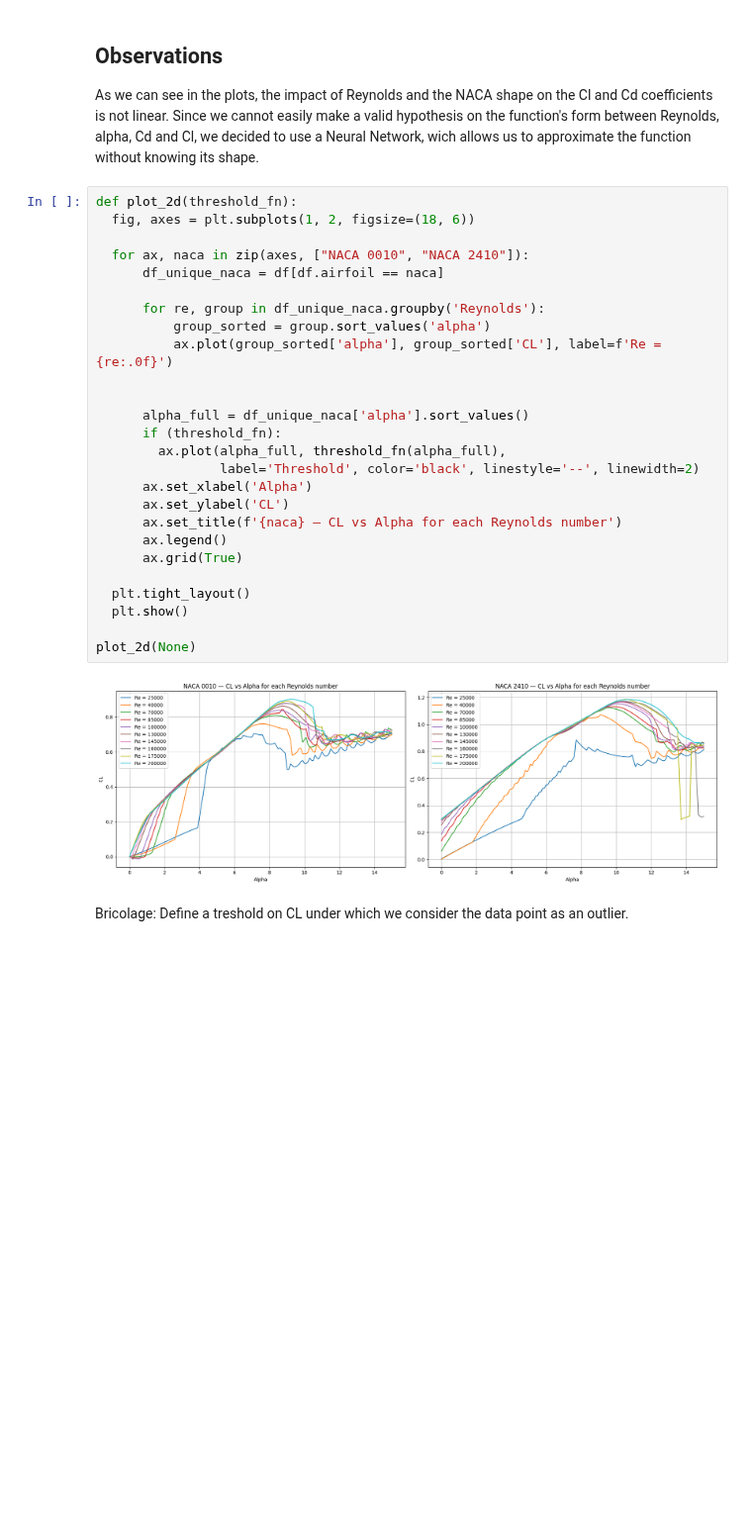
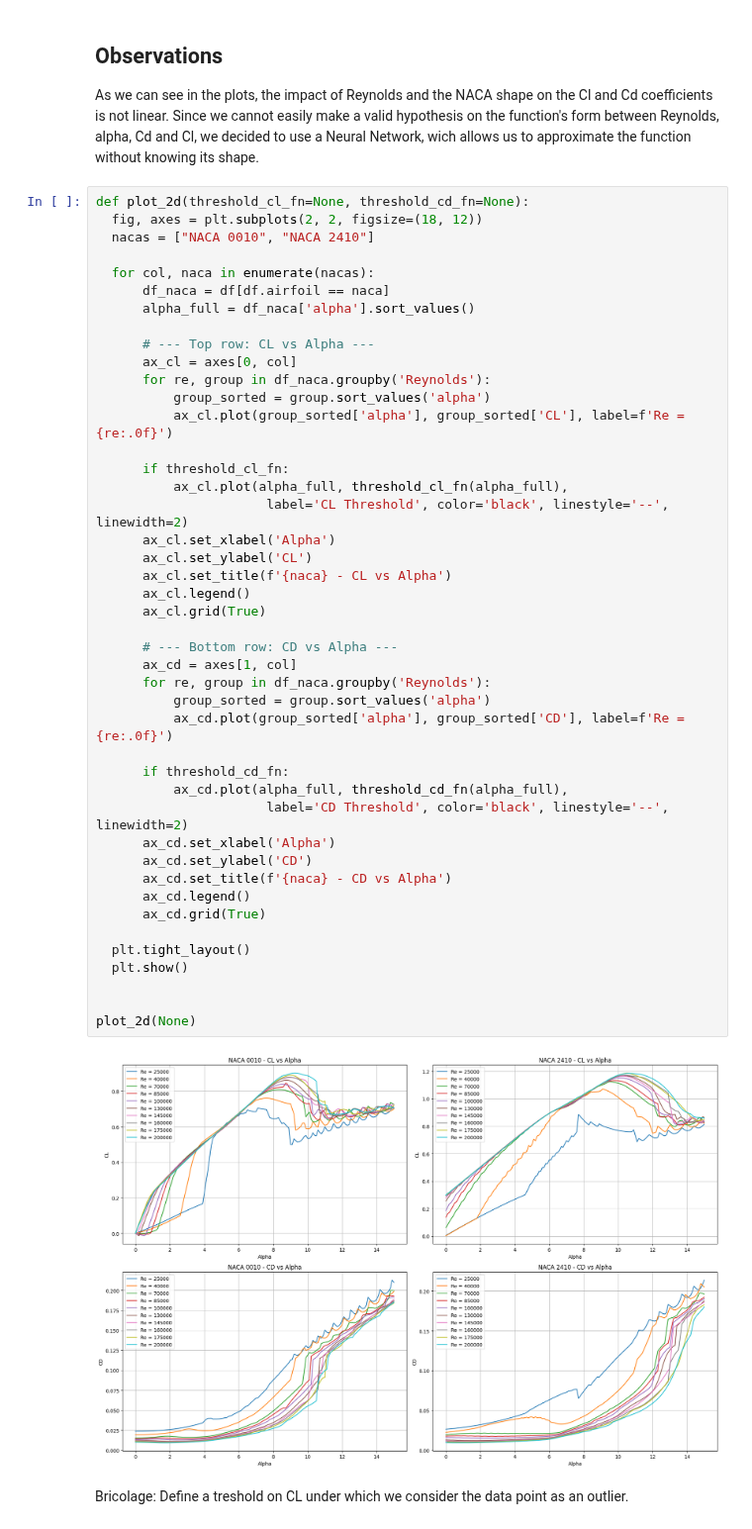
Before and after one commit to miirage-exe/data-driven-engineering, a Jupyter notebook: topic_2_pca.ipynb, the cells around one changed output. Shown at 99% size. Saved outputs shown, nothing was run; the diff lists cells and outputs as text; blank space fills up the shorter version.

Commit message:
Add CD plot

```diff
--- a/topic_2_pca.ipynb
+++ b/topic_2_pca.ipynb
@@ -76,33 +76,51 @@ plt.show()
 ## Observations
 As we can see in the plots, the impact of Reynolds and the NACA shape on the Cl and Cd coefficients is not linear. Since we cannot easily make a valid hypothesis on the function's form between Reynolds, alpha, Cd and Cl, we decided to use a Neural Network, wich allows us to approximate the function without knowing its shape.
 # %%
-def plot_2d(threshold_fn):
-  fig, axes = plt.subplots(1, 2, figsize=(18, 6))
+def plot_2d(threshold_cl_fn=None, threshold_cd_fn=None):
+  fig, axes = plt.subplots(2, 2, figsize=(18, 12))
+  nacas = ["NACA 0010", "NACA 2410"]
 
-  for ax, naca in zip(axes, ["NACA 0010", "NACA 2410"]):
-      df_unique_naca = df[df.airfoil == naca]
+  for col, naca in enumerate(nacas):
+      df_naca = df[df.airfoil == naca]
+      alpha_full = df_naca['alpha'].sort_values()
 
-      for re, group in df_unique_naca.groupby('Reynolds'):
+      # --- Top row: CL vs Alpha ---
+      ax_cl = axes[0, col]
+      for re, group in df_naca.groupby('Reynolds'):
           group_sorted = group.sort_values('alpha')
-          ax.plot(group_sorted['alpha'], group_sorted['CL'], label=f'Re = {re:.0f}')
+          ax_cl.plot(group_sorted['alpha'], group_sorted['CL'], label=f'Re = {re:.0f}')
 
+      if threshold_cl_fn:
+          ax_cl.plot(alpha_full, threshold_cl_fn(alpha_full),
+                      label='CL Threshold', color='black', linestyle='--', linewidth=2)
+      ax_cl.set_xlabel('Alpha')
+      ax_cl.set_ylabel('CL')
+      ax_cl.set_title(f'{naca} - CL vs Alpha')
+      ax_cl.legend()
+      ax_cl.grid(True)
 
-      alpha_full = df_unique_naca['alpha'].sort_values()
-      if (threshold_fn):
-        ax.plot(alpha_full, threshold_fn(alpha_full),
-                label='Threshold', color='black', linestyle='--', linewidth=2)
-      ax.set_xlabel('Alpha')
-      ax.set_ylabel('CL')
-      ax.set_title(f'{naca} — CL vs Alpha for each Reynolds number')
-      ax.legend()
-      ax.grid(True)
+      # --- Bottom row: CD vs Alpha ---
+      ax_cd = axes[1, col]
+      for re, group in df_naca.groupby('Reynolds'):
+          group_sorted = group.sort_values('alpha')
+          ax_cd.plot(group_sorted['alpha'], group_sorted['CD'], label=f'Re = {re:.0f}')
+
+      if threshold_cd_fn:
+          ax_cd.plot(alpha_full, threshold_cd_fn(alpha_full),
+                      label='CD Threshold', color='black', linestyle='--', linewidth=2)
+      ax_cd.set_xlabel('Alpha')
+      ax_cd.set_ylabel('CD')
+      ax_cd.set_title(f'{naca} - CD vs Alpha')
+      ax_cd.legend()
+      ax_cd.grid(True)
 
   plt.tight_layout()
   plt.show()
 
+
 plot_2d(None)
 # %% [output]
-[figure, old version]
+[figure, new version]
 # %% [markdown]
 Bricolage: Define a treshold on CL under which we consider the data point as an outlier.
 # %%
```
Also changed, not shown: parts of 3 cells of this notebook.
